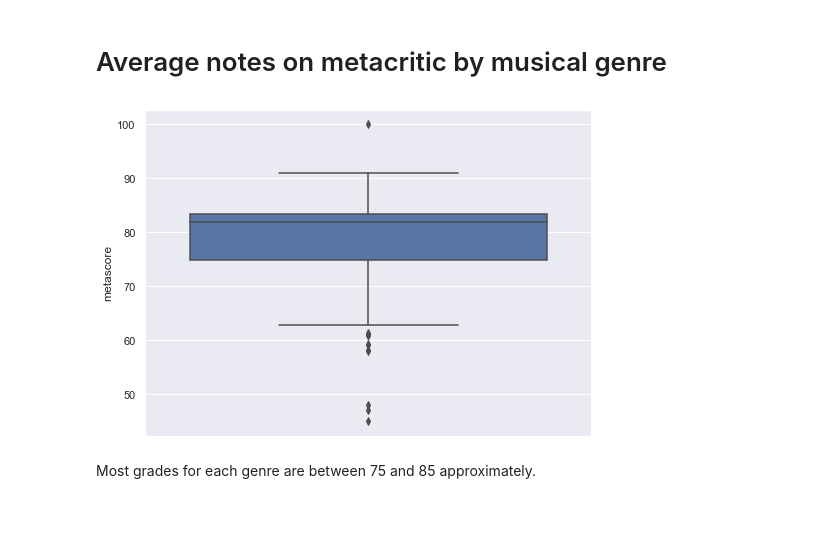
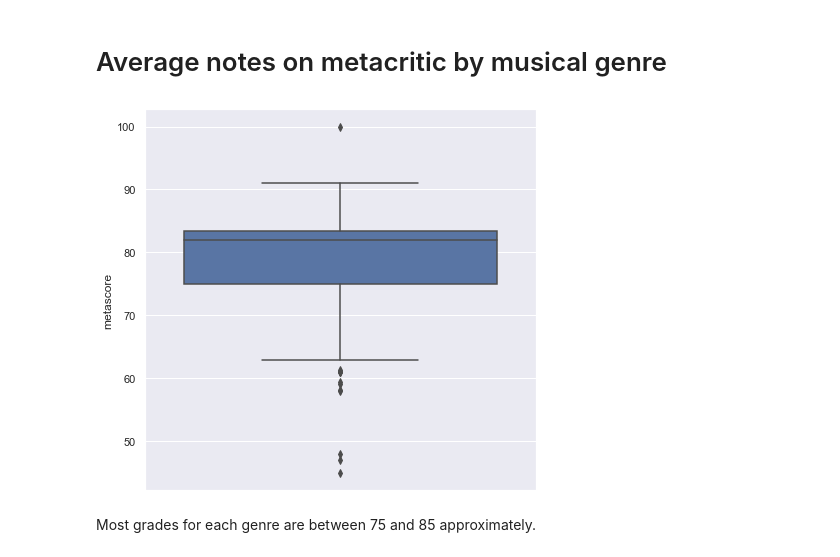
Before and after one commit to wainejr/CSB53, a Jupyter notebook: notebooks/graph_plots_joined_data.ipynb, the cells around one changed output. Cells and saved outputs as stored; diff of their text form; code cells hidden in the pictures; blank space fills up the shorter version.

Commit message:
Corrected plot

```diff
--- a/notebooks/graph_plots_joined_data.ipynb
+++ b/notebooks/graph_plots_joined_data.ipynb
@@ -199,12 +199,22 @@ plt.show(fig)
 # %%
 _df_billboard = pd.DataFrame.from_dict(_all_billboard_data)
 _df_billboard = _df_billboard[["rank", "metascore"]]
-_df_rank_mean = _df_billboard.groupby(["rank"]).mean().reset_index()
-_df_rank_mean = _df_rank_mean[_df_rank_mean["rank"] <= 20]
+_df_billboard["rank_10"] = ((_df_billboard["rank"]-1) // 10) * 10
+_df_rank = _df_billboard.groupby("rank_10")
 
-plt.rcParams['figure.figsize'] = [8, 6]
-ax = sns.barplot(x="rank", y="metascore", data=_df_rank_mean)
-ax.set_title("Metascore(average) by position - Top 20")
+_df_rank = _df_rank.agg({
+    "rank": ["min"],
+    "metascore": ["mean", "count", "min", "max"]
+})
 
-plt.show(ax)
+print(_df_rank)
+
+fig, axes = plt.subplots(nrows=1, ncols=1)
+
+ax = sns.boxplot(x="rank_10", y="metascore", data=_df_billboard, color="cornflowerblue")
+ax.set_title("Metascore by position (aggregated 10 positions)")
+ax.set_xlabel("Position")
+ax.set_ylabel("Metascore")
+
+plt.show(fig)
 # %% [output]
@@ -244,16 +273,19 @@ plt.show(fig)
 # %%
 df_genres = df[['metascore', 'genres']]
 _df_genres = df_genres.set_index(['metascore'])['genres'].apply(pd.Series).stack().reset_index()
 _df_genres.columns = ['metascore', 'genre_num', 'genre']
 _df_genres_mean = _df_genres.groupby(["genre"]).mean().reset_index()
 _df_genres_mean = _df_genres_mean[['metascore', 'genre']]
 
-plt.rcParams['figure.figsize'] = [8, 6]
-sns.boxplot(y=_df_genres_mean["metascore"])
+fig, axes = plt.subplots(nrows=1, ncols=1)
+fig.set_figheight(7)
+fig.set_figwidth(7)
 
-plt.show()
+sns.boxplot(y=_df_genres_mean["metascore"], ax=axes)
+
+plt.show(ax)
 # %% [output]
-[figure, old version]
+[figure, new version]
 # %% [markdown]
 Most grades for each genre are between 75 and 85 approximately.
 # %% [markdown]
```
Also changed, not shown: parts of 5 cells of this notebook.
